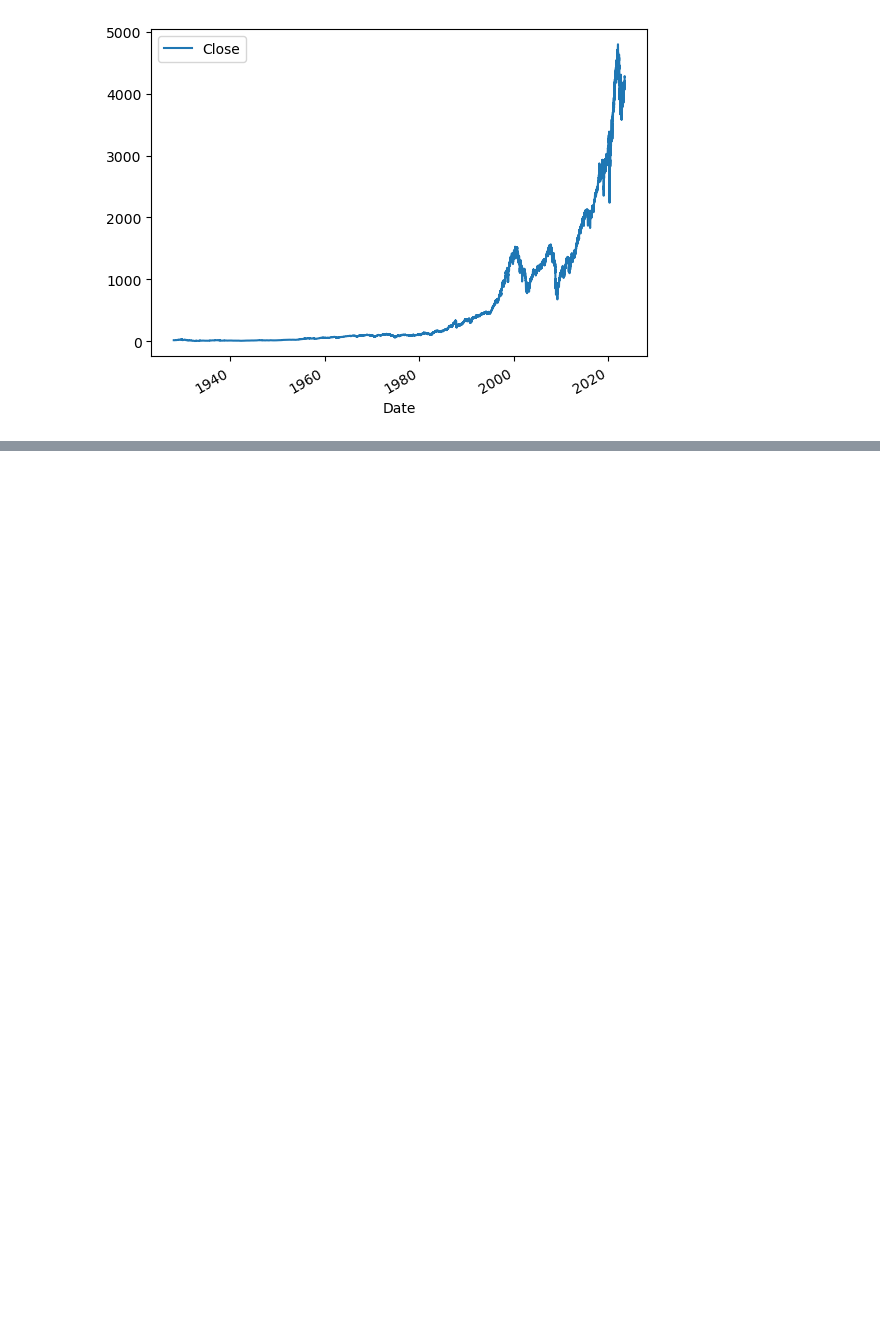
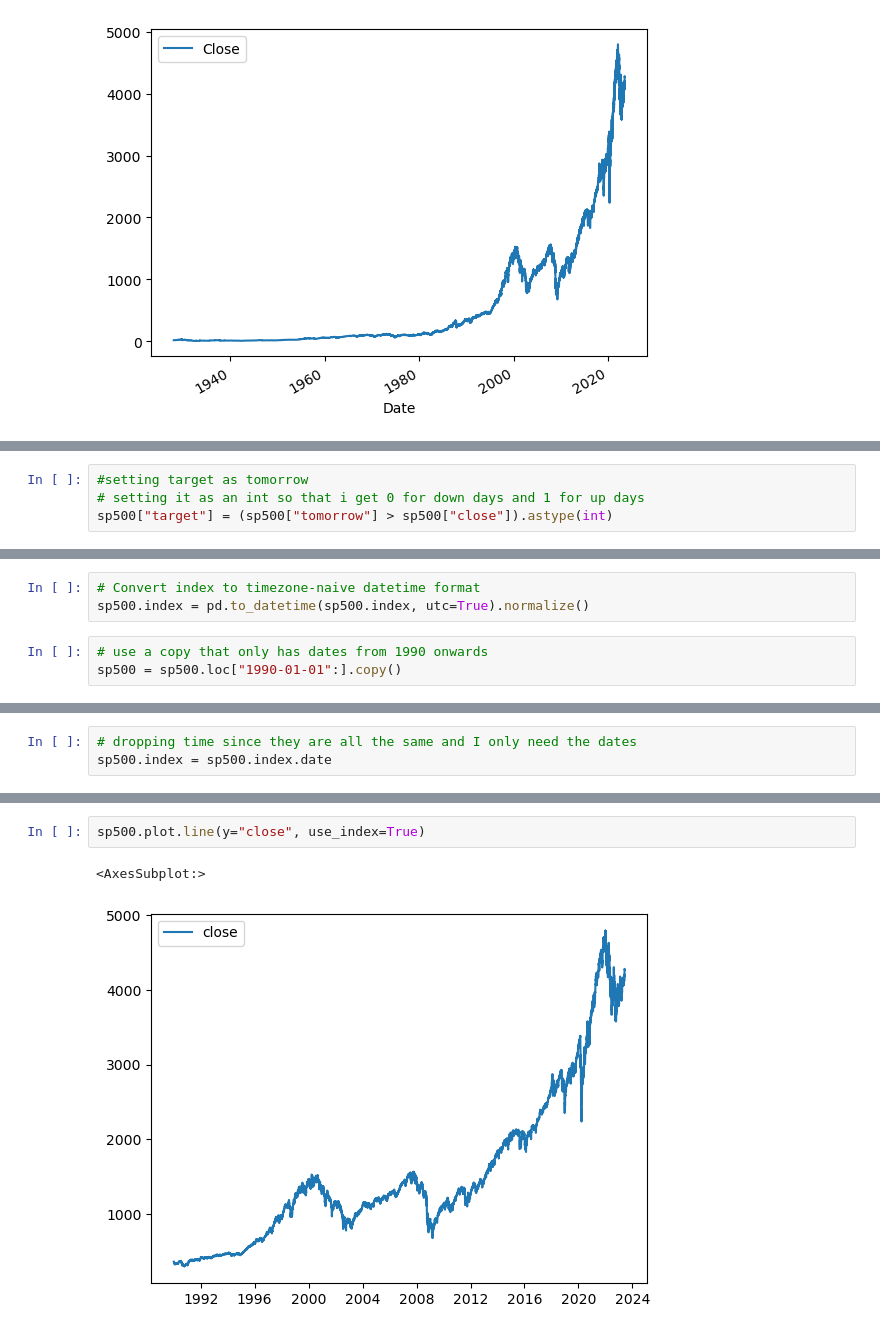
Before and after one commit to scottbarnett97/individual-project-sp500, a Jupyter notebook: workbook.ipynb, the cells around one changed output, grey strips where cells are left out. Saved outputs shown, nothing was run; the diff lists cells and outputs as text; blank space fills up the shorter version.

```diff
--- a/workbook.ipynb
+++ b/workbook.ipynb
@@ -46,0 +105,4 @@ sp500
+# %%
+#setting target as tomorrow
+# setting it as an int so that i get 0 for down days and 1 for up days
+sp500["target"] = (sp500["tomorrow"] > sp500["close"]).astype(int)
@@ -46,0 +124,6 @@ sp500
+# %%
+# Convert index to timezone-naive datetime format
+sp500.index = pd.to_datetime(sp500.index, utc=True).normalize()
+# %%
+# use a copy that only has dates from 1990 onwards
+sp500 = sp500.loc["1990-01-01":].copy()
@@ -46,0 +149,3 @@ sp500
+# %%
+# dropping time since they are all the same and I only need the dates
+sp500.index = sp500.index.date
@@ -46,0 +163,5 @@ sp500
+# %%
+sp500.plot.line(y="close", use_index=True)
+# %% [output]
+<AxesSubplot:>
+[figure, added]
```
Also changed, not shown: parts of 35 cells of this notebook, 2 other files.
